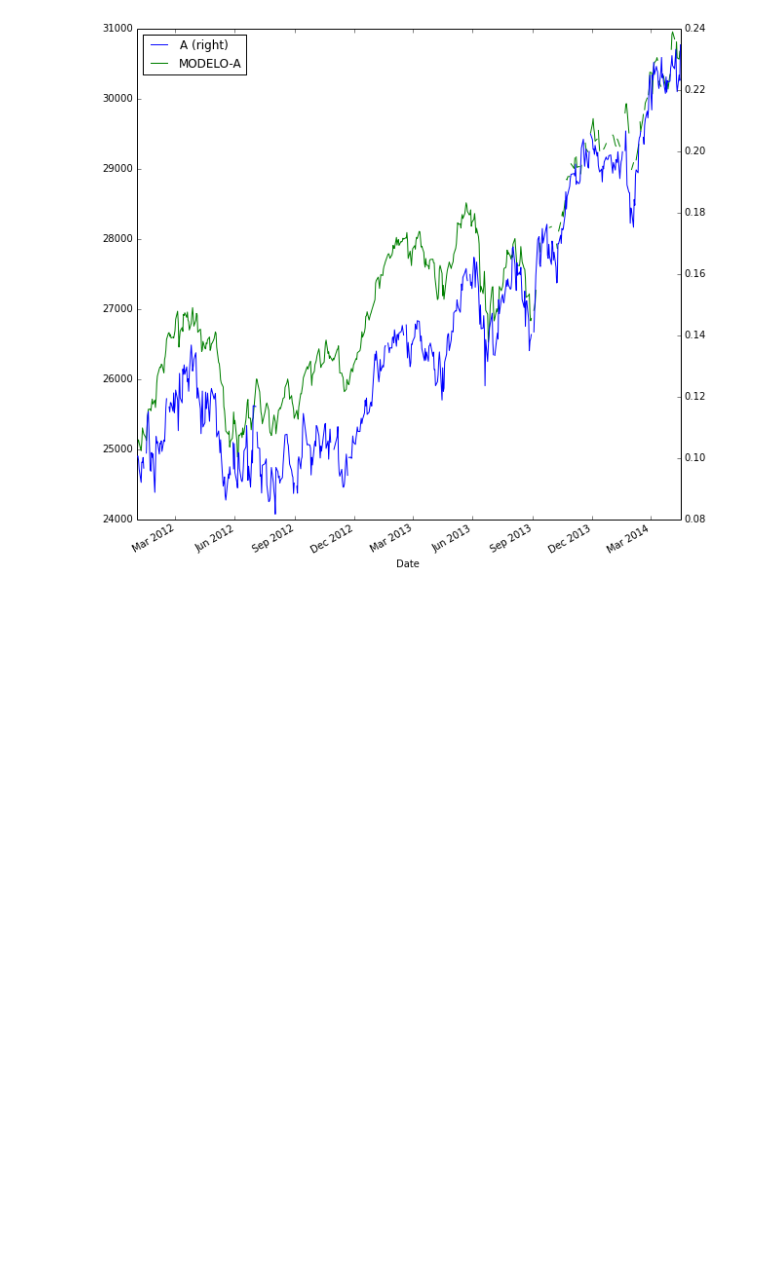
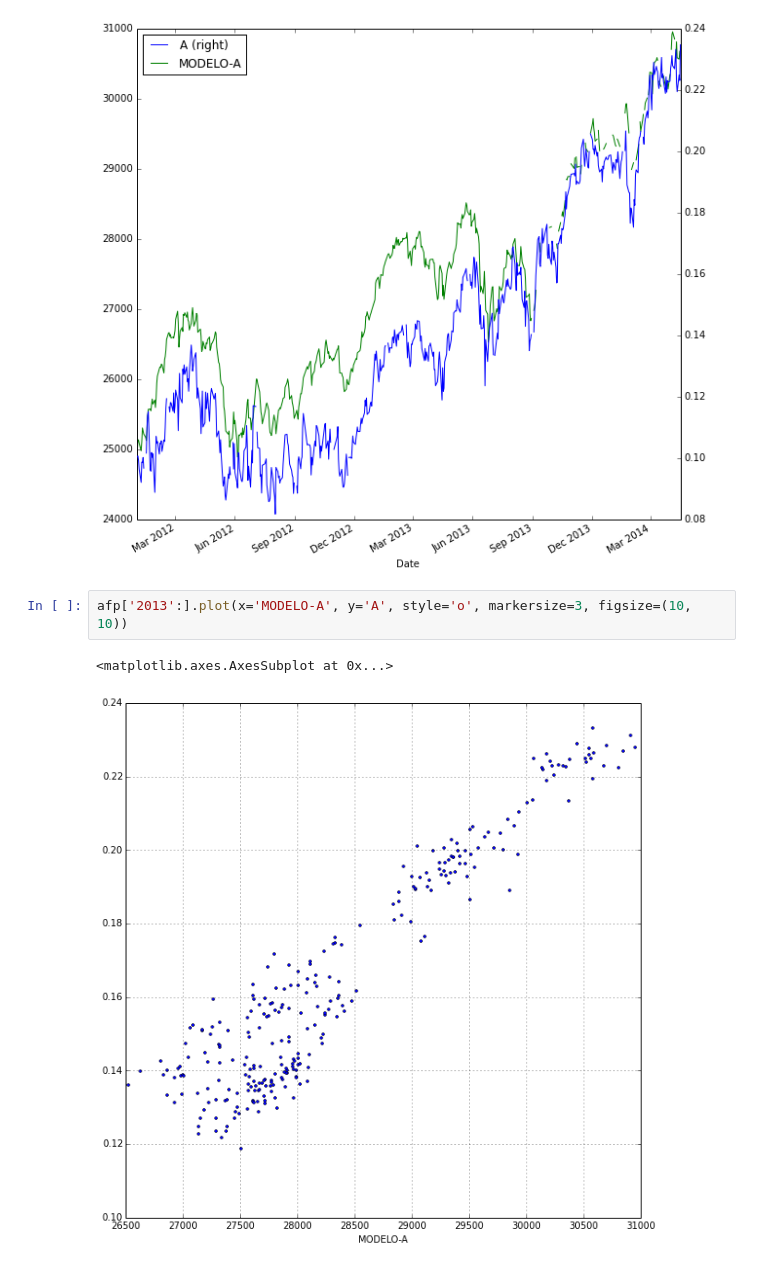
Before and after one commit to jrovegno/ipython-notebooks, a Jupyter notebook: Multifondos_AFP.ipynb, the cells around one changed output. Saved outputs shown, nothing was run; the diff lists cells and outputs as text; blank space fills up the shorter version.

```diff
--- a/Multifondos_AFP.ipynb
+++ b/Multifondos_AFP.ipynb
@@ -154,3 +156,8 @@ afp['2012':][['A','MODELO-A']].plot(secondary_y=['A'], figsize=(10, 10))
 # %% [output]
 <matplotlib.axes.AxesSubplot at 0x...>
 [figure]
+# %%
+afp['2013':].plot(x='MODELO-A', y='A', style='o', markersize=3, figsize=(10, 10))
+# %% [output]
+<matplotlib.axes.AxesSubplot at 0x...>
+[figure, added]
```
Also changed, not shown: parts of 6 cells of this notebook.
